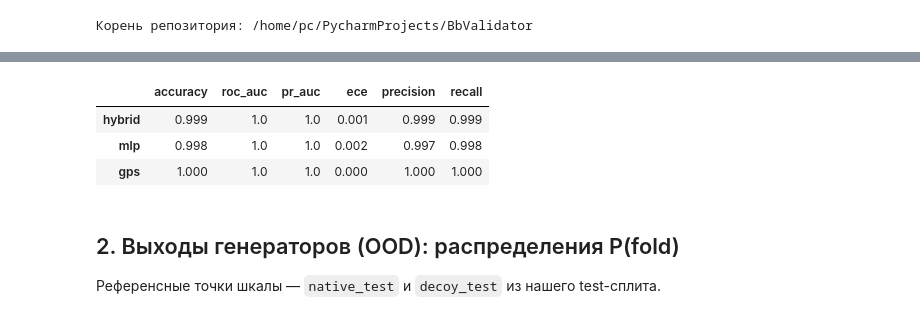
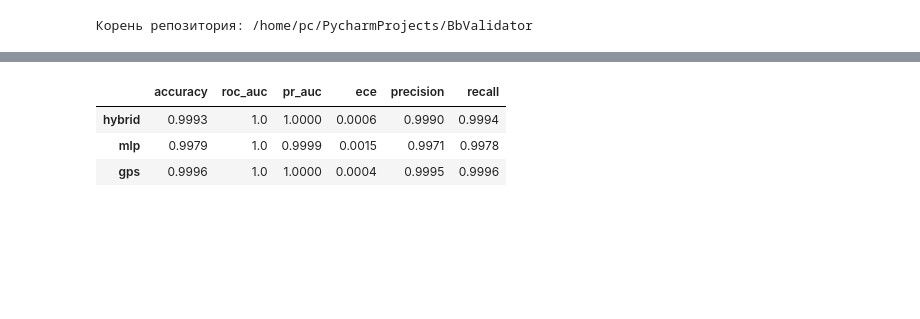
Before and after one commit to daghotur/bbvalidator, a Jupyter notebook: notebooks/02-metriki-i-primery.ipynb, the cells around one changed output, grey strips where cells are left out. Saved outputs shown, nothing was run; the diff lists cells and outputs as text; code cells hidden in the pictures; blank space fills up the shorter version.

```diff
--- a/notebooks/02-metriki-i-primery.ipynb
+++ b/notebooks/02-metriki-i-primery.ipynb
@@ -31,21 +270,18 @@ plt.rcParams.update({"figure.figsize": (10, 4), "axes.grid": True, "grid.alpha":
 # %%
 archs = {}
 for name, path in [("hybrid", "eval_results_hybrid.json"),
                    ("mlp", "eval_results_mlp.json"),
                    ("gps", "eval_results_gps.json")]:
     if os.path.exists(path):
         archs[name] = json.load(open(path))["fold"]
 
-if not archs:
-    raise FileNotFoundError("Нет eval_results_*.json — запустите python eval_model.py")
-
-pd.DataFrame(archs).T[["accuracy", "roc_auc", "pr_auc", "ece", "precision", "recall"]].round(3)
+if archs:
+    display(pd.DataFrame(archs).T[
+        ["accuracy", "roc_auc", "pr_auc", "ece", "precision", "recall"]].round(4))
+else:
+    print("нет eval_results_*.json — запустите: python eval_model.py")
 # %% [output]
 |  | accuracy | roc_auc | pr_auc | ece | precision | recall |
-| hybrid | 0.999 | 1.0 | 1.0 | 0.001 | 0.999 | 0.999 |
-| mlp | 0.998 | 1.0 | 1.0 | 0.002 | 0.997 | 0.998 |
-| gps | 1.000 | 1.0 | 1.0 | 0.000 | 1.000 | 1.000 |
+| hybrid | 0.9993 | 1.0 | 1.0000 | 0.0006 | 0.9990 | 0.9994 |
+| mlp | 0.9979 | 1.0 | 0.9999 | 0.0015 | 0.9971 | 0.9978 |
+| gps | 0.9996 | 1.0 | 1.0000 | 0.0004 | 0.9995 | 0.9996 |
-# %% [markdown]
-## 2. Выходы генераторов (OOD): распределения P(fold)
-
-Референсные точки шкалы — `native_test` и `decoy_test` из нашего test-сплита.
```
Also changed, not shown: parts of 27 cells of this notebook, 2 other files.
